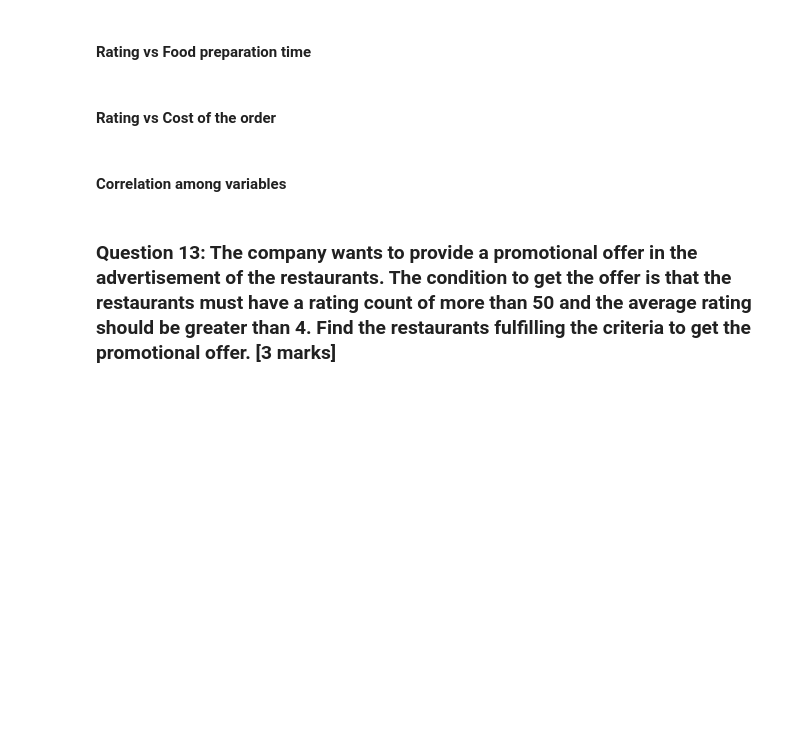
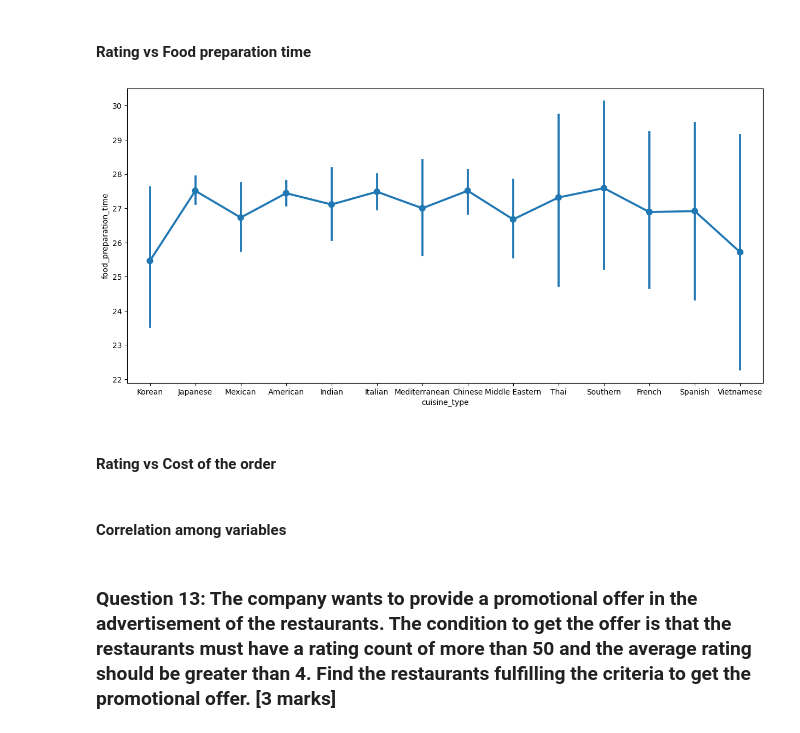
Before and after one commit to HelimaBass/Content_Drive, a Jupyter notebook: FDS_Project_LearnerNotebook_LowCode_MyWork.ipynb, the cells around one changed output. Saved outputs shown, nothing was run; the diff lists cells and outputs as text; code cells hidden in the pictures; blank space fills up the shorter version.

```diff
--- a/FDS_Project_LearnerNotebook_LowCode_MyWork.ipynb
+++ b/FDS_Project_LearnerNotebook_LowCode_MyWork.ipynb
@@ -370,8 +391,10 @@ plt.show()
 # %%
 # Relationship between rating and food preparation time
 plt.figure(figsize=(15, 7))
-sns.pointplot('_______')  # Complete the code to visualize the relationship between rating and food preparation time using pointplot
+sns.pointplot(data=df, x="cuisine_type", y="food_preparation_time")  # Complete the code to visualize the relationship between rating and food preparation time using pointplot
 plt.show()
+# %% [output]
+[figure, added]
 # %% [markdown]
 #### Rating vs Cost of the order
 # %%
```
Also changed, not shown: parts of 14 cells of this notebook.
